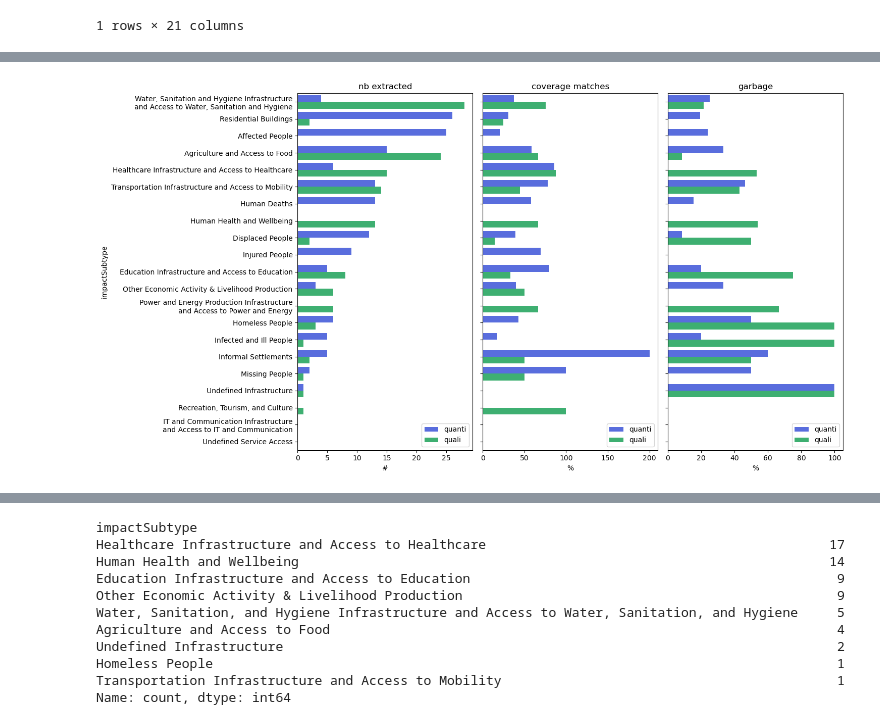
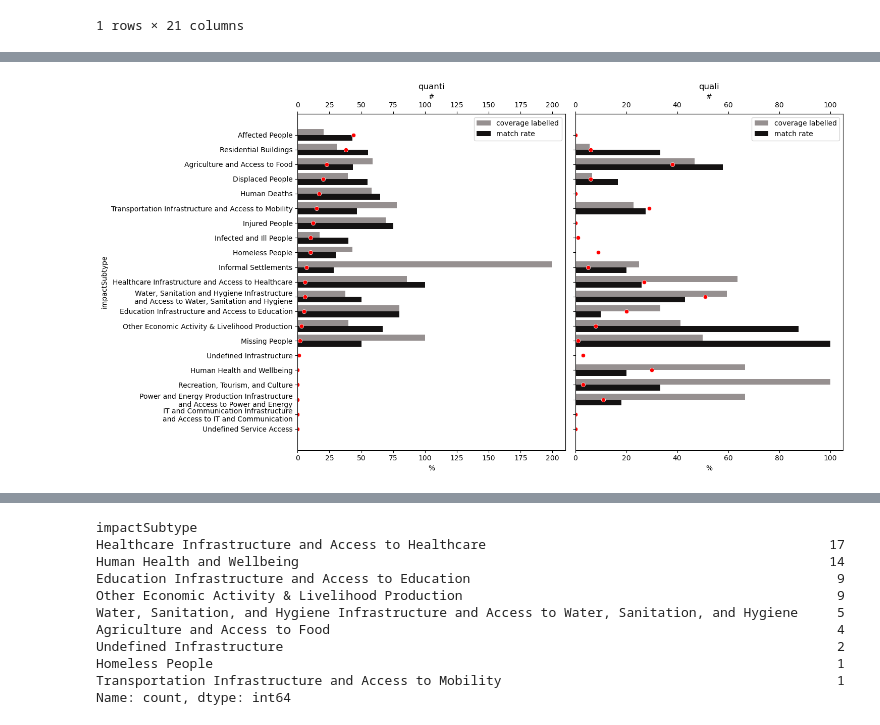
Before and after one commit to luseverin/ROUGE_database, a Jupyter notebook: notebooks/coverage_results.ipynb, the cells around one changed output, grey strips where cells are left out. Drawn from its saved outputs; the diff is of its cells as text; code cells hidden in the pictures.

Commit message:
Improve coverage plots

```diff
--- a/notebooks/coverage_results.ipynb
+++ b/notebooks/coverage_results.ipynb
@@ -195,9 +206,11 @@ Overall average quali: 127 extracted, 168 labelled, 82 correct matches, 45 garba
 # %%
 from matplotlib.patches import bbox_artist
 from matplotlib.pyplot import subplot
+from src.plot_functions import add_avg_line
 
-def plot_coverage_match_v2(df, subplot_col, hue_col, yvar, xlabel="%", value_col="value", hue_vars=None, palette=None, add_avg=True, fig=None):
-    subplot_vars = df[subplot_col].unique()
+def plot_coverage_match_v2(df, subplot_col, hue_col, yvar, subplot_vars=None, xlabel="%", value_col="value", hue_vars=None, palette=None, add_avg=True, fig=None, **kwargs):
+    if not subplot_vars:
+        subplot_vars = df[subplot_col].unique()
     if not hue_vars:
         hue_vars = df[hue_col].unique()
     if not palette:
@@ -215,74 +228,84 @@ def plot_coverage_match_v2(df, subplot_col, hue_col, yvar, xlabel="%", value_col
             hue=hue_col,
             hue_order=hue_vars,
             palette=ipal,
-            ax=ax[i]
-        )
+            ax=ax[i],
+            **kwargs
+            )
 
         #add average coverage line
         if add_avg:
-            for j, var in enumerate(hue_vars):
-                mean_val = val_df[val_df[hue_col] == var].groupby(yvar)[value_col].mean().mean()
-                #mean_val = df[(df[yvar] == "Overall average") & (df[hue_col] == var) & (df[subplot_col] == val)][value_col].values[0]
-                ax[i].axvline(mean_val, color=ipal[j], linestyle="--", linewidth=2)
-                ax[i].text(
-                    mean_val, 2+2*j, f"Average {var}: {mean_val:.2f}"
-                    , color=ipal[j], ha="left", va="center", backgroundcolor="white"
-                )
+            ax[i] = add_avg_line(val_df, ax[i], hue_col, yvar, value_col, hue_vars, ipal)
         ax[i].set_title(val)
         ax[i].set_ylabel(yvar)
         ax[i].set_xlabel(xlabel)
         ax[i].legend(loc="lower right")
     return fig, ax
 # %%
-value_vars = ["nb extracted","coverage matches", "garbage"]#["nb labelled","nb matches", "nb garbage"]#["nb labelled","nb matches", "nb garbage"]#["coverage matches", "garbage"]#["nb matches", "nb garbage"]
-xlabels = ["#", "%", "%"]#["#", "%", "%"]#["#", "#", "#"]#["%", "%"]#["#", "#", "#"]
-hue_order = ["quanti", "quali"]
-yvar="impactSubtype"
+#prepare data
+data_col = "impactSubtype"
 add_avg = False
-if yvar == "appealCode":
+if data_col == "appealCode":
     coverage_df_match_yvar = coverage_df_match_appeal
     #sort by to look for trends
-    size_index = extracted_df.groupby("appealCode").head(1).sort_values("reportSize", ascending=False)["appealCode"]
-    coverage_df_match_yvar["appealCode"] = pd.Categorical(coverage_df_match_yvar["appealCode"], categories=size_index, ordered=True)
+    index = extracted_df.groupby("appealCode").head(1).sort_values("reportSize", ascending=False)["appealCode"]
+    coverage_df_match_yvar["appealCode"] = pd.Categorical(coverage_df_match_yvar["appealCode"], categories=index, ordered=True)
     coverage_df_match_yvar = coverage_df_match_yvar.sort_values("appealCode") #sort by size
-    plot_df = coverage_df_match_yvar.melt(id_vars=[yvar,"reportSize", "reportDate", "appealType", "quanti"], value_vars=value_vars, var_name="match", value_name="value")
+    plot_df = coverage_df_match_yvar.melt(id_vars=["appealCode","reportSize", "reportDate", "appealType", "quanti"])
     #plot_df = coverage_df_match_yvar.melt(id_vars=[yvar, "quanti"], value_vars=value_vars, var_name="match", value_name="value")
 
-elif yvar == "impactSubtype":
+elif data_col == "impactSubtype":
     coverage_df_match_yvar = coverage_df_match_subtype
-    coverage_df_match_yvar = coverage_df_match_yvar.sort_values("nb extracted", ascending=False) #sort by nb labelled
-    plot_df = coverage_df_match_yvar.melt(id_vars=[yvar, "quanti"], value_vars=value_vars, var_name="match", value_name="value")
+    index = coverage_df_match_yvar.sort_values("nb extracted", ascending=False).index
+    coverage_df_match_yvar = coverage_df_match_yvar.reindex(index) #sort by nb labelled
+    plot_df = coverage_df_match_yvar.melt(id_vars=["impactSubtype", "quanti"])
     plot_df = plot_df[~plot_df["impactSubtype"].isin(["DREF Allocation", "Targeted People", "Assisted People"])]
 if add_avg:
-    average_df_match = coverage_df_match.melt(id_vars=["quanti"], value_vars=value_vars, var_name="match", value_name="value")
-    average_df_match[yvar] ="Overall average"
+    average_df_match = coverage_df_match.melt(id_vars=["quanti"])
+    average_df_match[data_col] ="Overall average"
     plot_df = pd.concat([average_df_match, plot_df], axis=0).reset_index(drop=True)
+
 #choose plotting cols
-subplot_col = "match"#"quanti""match"
-hue_col = "quanti"#"quanti""match"
-palette_rel = ["#E61F04", "#f46c6c","#177093","#27a4d6"]
-palette_rel = ["#435EF3", "#2bc26f","#435EF3", "#2bc26f", "#435EF3", "#2bc26f"]
-fig, ax = plt.subplots(1, len(value_vars), figsize=(15, 8), sharey=True, sharex=False)
-fig, axes = plot_coverage_match_v2(plot_df, subplot_col, hue_col, yvar=yvar, value_col="value", hue_vars=hue_order, palette=palette_rel, add_avg=add_avg, fig=fig)
-[ax.set_xlabel(xlabels[i]) for i, ax in enumerate(axes)]
-ylabels = [ax.get_yticklabels() for ax in axes]
+subplot_vars = ["quanti", "quali"]#["nb labelled","nb matches", "nb garbage"]#["nb labelled","nb matches", "nb garbage"]#["coverage matches", "garbage"]#["nb matches", "nb garbage"]
+yvar= data_col
+value_col = "value"
+subplot_col = "quanti"#"quanti""variable"
+hue_col = "variable"#"quanti""match"
+xlabels = ["%", "%"]#["#", "%", "%"]#["#", "#", "#"]#["%", "%"]#["#", "#", "#"]
+hue_order = ["coverage labelled", "match rate"]
+palette_rel = ["#978F8F", "#141212","#978F8F", "#141212"]
+kwargs = {}
+fig, axes = plt.subplots(1, len(subplot_vars), figsize=(15, 8), sharey=True, sharex=False)
+fig, axes = plot_coverage_match_v2(plot_df[plot_df["variable"].isin(hue_order)], subplot_col, hue_col, subplot_vars=subplot_vars, yvar=yvar, value_col=value_col, hue_vars=hue_order, palette=palette_rel, add_avg=add_avg, fig=fig, **kwargs)
+ylabels = [item.get_text() for item in axes[0].get_yticklabels()]
+for i, val in enumerate(subplot_vars):
+    val_df = plot_df[plot_df[subplot_col] == val]
+    ax = axes[i]
+    secax = ax.secondary_xaxis('top')
+    val_df_scatter = val_df[val_df["variable"].isin(["nb extracted"])]
+    val_df_scatter = val_df_scatter.set_index("impactSubtype").reindex(ylabels).reset_index()
+    sns.scatterplot(data=val_df_scatter, x=value_col, y=yvar, ax=secax.axes, color="r")
+    secax.set_xlabel("#")
+
+#[ax.set_xlabel(xlabels[i]) for i, ax in enumerate(axes)]
+#for ax in axes:
+#    ax.tick_params(axis='y', labelrotation=90)
 new_ylabs = []
-for i, ylab in enumerate(ylabels[0]):
-    lab_text = ylab.get_text()
-    if lab_text=="Water, Sanitation, and Hygiene Infrastructure and Access to Water, Sanitation, and Hygiene":
+for i, ylab in enumerate(ylabels):
+    if ylab=="Water, Sanitation, and Hygiene Infrastructure and Access to Water, Sanitation, and Hygiene":
         new_txt = "Water, Sanitation and Hygiene Infrastructure\nand Access to Water, Sanitation and Hygiene"
-    elif lab_text=="Power and Energy Production Infrastructure and Access to Power and Energy":
+    elif ylab=="Power and Energy Production Infrastructure and Access to Power and Energy":
         new_txt = "Power and Energy Production Infrastructure\nand Access to Power and Energy"
-    elif lab_text == "IT and Communication Infrastructure and Access to IT and Communication":
+    elif ylab == "IT and Communication Infrastructure and Access to IT and Communication":
         new_txt = "IT and Communication Infrastructure\nand Access to IT and Communication"
     else:
-        new_txt = lab_text
+        new_txt = ylab
     new_ylabs.append(new_txt)
 axes[0].set_yticklabels(new_ylabs)
+
 #axes[1].set_xlim(0, 25)
 #axes[2].set_xlim(0, 25)
 #fig.suptitle(f"Coverage matches by {yvar}\n{key}\nvalue_error_thresh={value_error_th}, sim_thresh={sim_th}")
 fig.tight_layout()
-fig.savefig(DATA_FIGURE / f"coverage_matches_by_{yvar}_{subplot_col}_vth-{value_error_th}_sth-{sim_th}_flt_{filename_match}.png", bbox_inches="tight", dpi=300)
+#fig.savefig(DATA_FIGURE / f"coverage_matches_by_{yvar}_{subplot_col}_vth-{value_error_th}_sth-{sim_th}_flt_{filename_match.replace(key, MODEL_NAMES_MAP[key])}.png", bbox_inches="tight", dpi=300)
 # %% [output]
-[figure, old version]
+[figure, new version]
```
Also changed, not shown: parts of 20 cells of this notebook.
